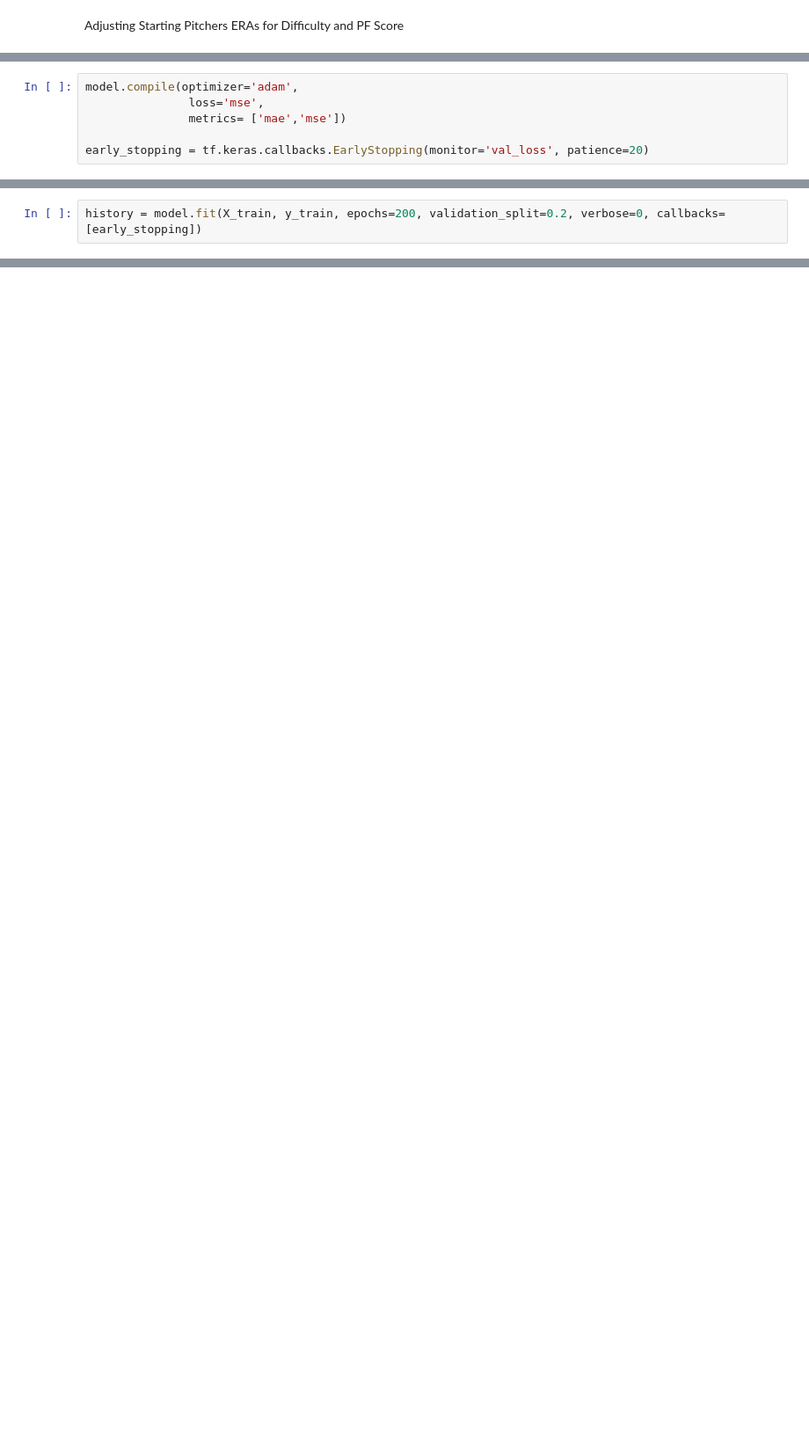
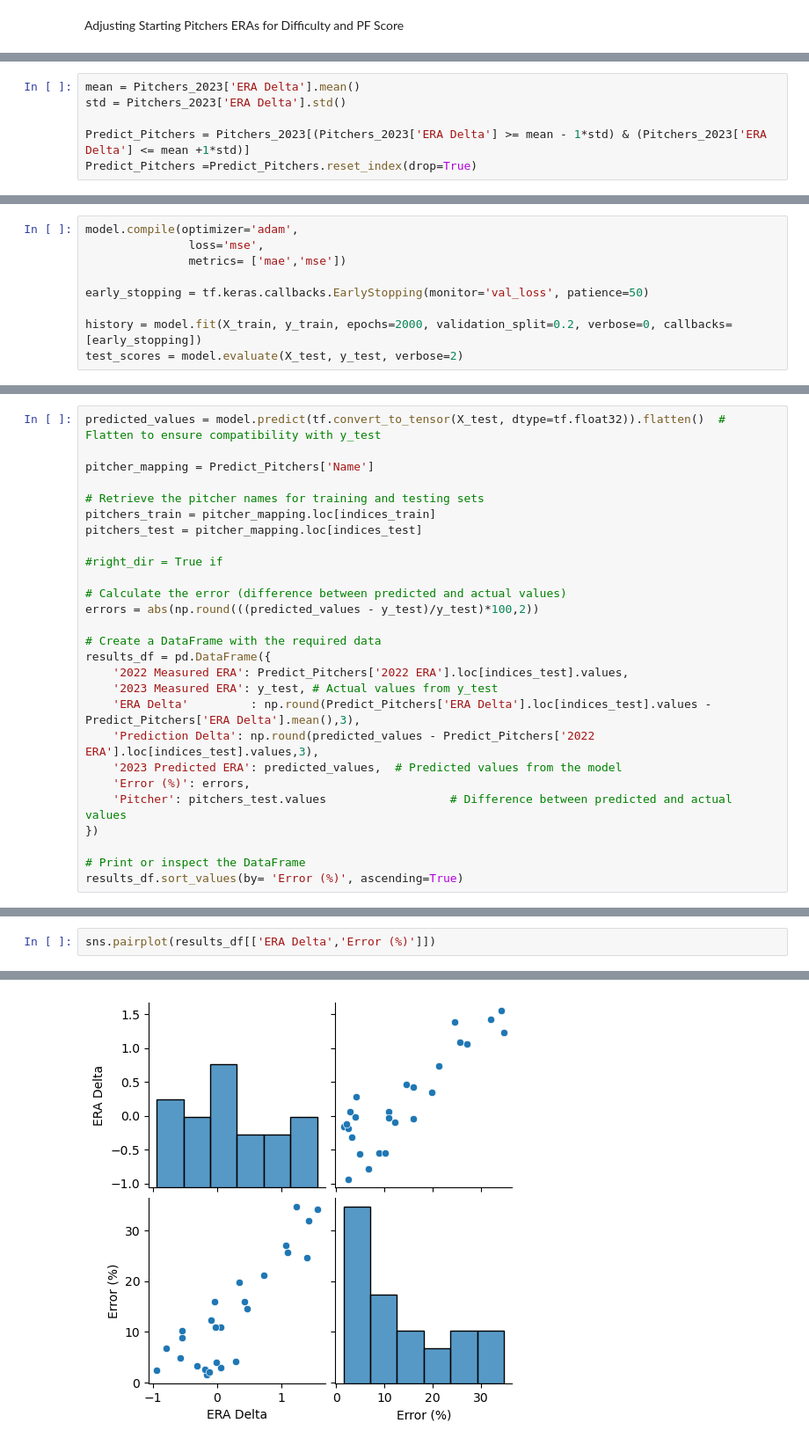
Before and after one commit to conorpwalsh4/LahmanAnalysis, a Jupyter notebook: ballpark_score.ipynb, the cells around one changed output, grey strips where cells are left out. Shown at 88% size. Cells and saved outputs as stored; diff of their text form; blank space fills up the shorter version.

```diff
--- a/ballpark_score.ipynb
+++ b/ballpark_score.ipynb
@@ -427,0 +383,6 @@ y_test = y_test.to_numpy()
+# %%
+mean = Pitchers_2023['ERA Delta'].mean()
+std = Pitchers_2023['ERA Delta'].std()
+
+Predict_Pitchers = Pitchers_2023[(Pitchers_2023['ERA Delta'] >= mean - 1*std) & (Pitchers_2023['ERA Delta'] <= mean +1*std)]
+Predict_Pitchers =Predict_Pitchers.reset_index(drop=True)
@@ -442,4 +421,7 @@ model.compile(optimizer='adam',
                loss='mse',
                metrics= ['mae','mse'])
 
-early_stopping = tf.keras.callbacks.EarlyStopping(monitor='val_loss', patience=20)
+early_stopping = tf.keras.callbacks.EarlyStopping(monitor='val_loss', patience=50)
+
+history = model.fit(X_train, y_train, epochs=2000, validation_split=0.2, verbose=0, callbacks=[early_stopping])
+test_scores = model.evaluate(X_test, y_test, verbose=2)
@@ -446,2 +429,0 @@ early_stopping = tf.keras.callbacks.EarlyStopping(monitor='val_loss', patience=2
-# %%
-history = model.fit(X_train, y_train, epochs=200, validation_split=0.2, verbose=0, callbacks=[early_stopping])
@@ -464,0 +430,27 @@ model.predict(X_test)
+# %%
+predicted_values = model.predict(tf.convert_to_tensor(X_test, dtype=tf.float32)).flatten()  # Flatten to ensure compatibility with y_test
+
+pitcher_mapping = Predict_Pitchers['Name']
+
+# Retrieve the pitcher names for training and testing sets
+pitchers_train = pitcher_mapping.loc[indices_train]
+pitchers_test = pitcher_mapping.loc[indices_test]
+
+#right_dir = True if
+
+# Calculate the error (difference between predicted and actual values)
+errors = abs(np.round(((predicted_values - y_test)/y_test)*100,2))
+
+# Create a DataFrame with the required data
+results_df = pd.DataFrame({
+    '2022 Measured ERA': Predict_Pitchers['2022 ERA'].loc[indices_test].values,
+    '2023 Measured ERA': y_test, # Actual values from y_test
+    'ERA Delta'         : np.round(Predict_Pitchers['ERA Delta'].loc[indices_test].values - Predict_Pitchers['ERA Delta'].mean(),3),
+    'Prediction Delta': np.round(predicted_values - Predict_Pitchers['2022 ERA'].loc[indices_test].values,3),
+    '2023 Predicted ERA': predicted_values,  # Predicted values from the model
+    'Error (%)': errors,
+    'Pitcher': pitchers_test.values                  # Difference between predicted and actual values
+})
+
+# Print or inspect the DataFrame
+results_df.sort_values(by= 'Error (%)', ascending=True)
@@ -464,0 +476,3 @@ model.predict(X_test)
+# %%
+sns.pairplot(results_df[['ERA Delta','Error (%)']])
+# %% [output]
@@ -464,0 +480 @@ model.predict(X_test)
+[figure, added]
```
Also changed, not shown: parts of 28 cells of this notebook.
